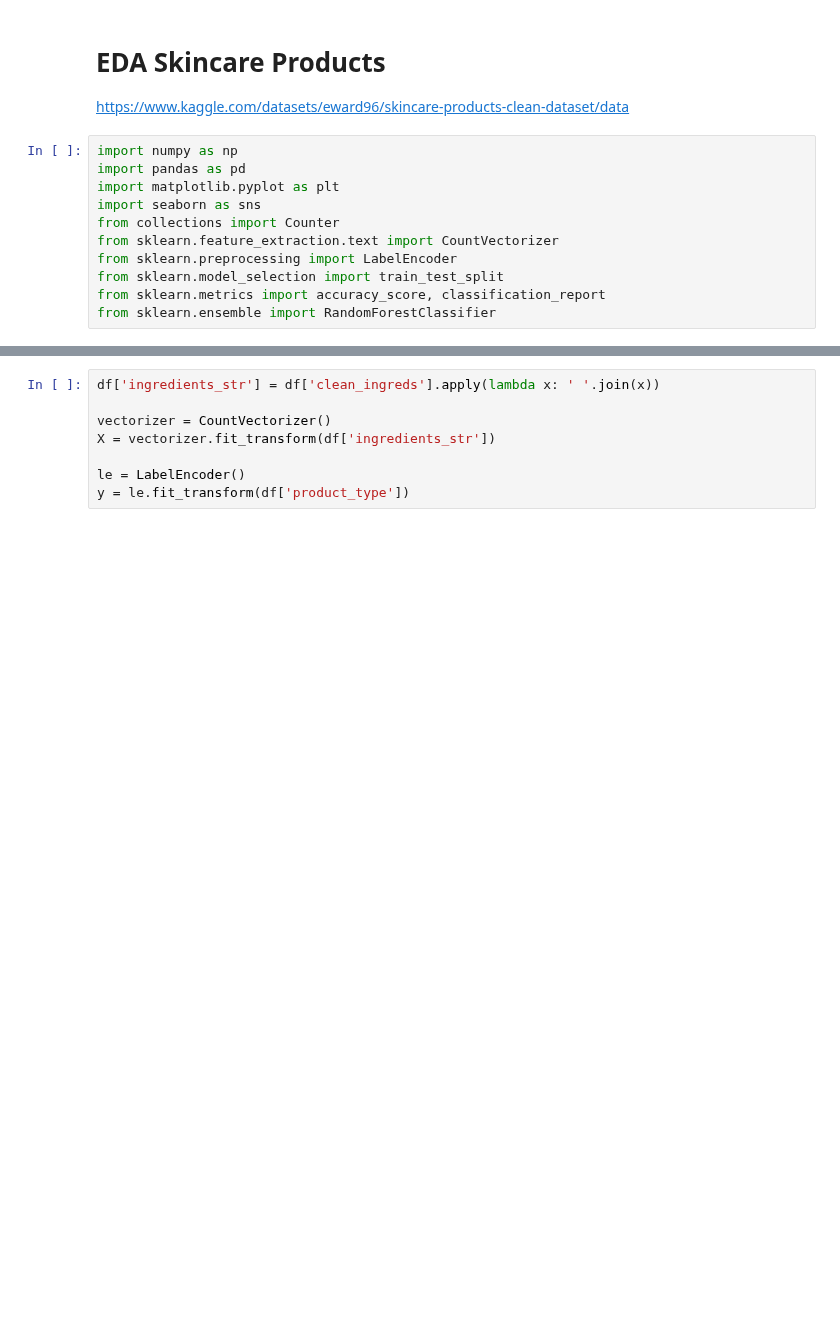
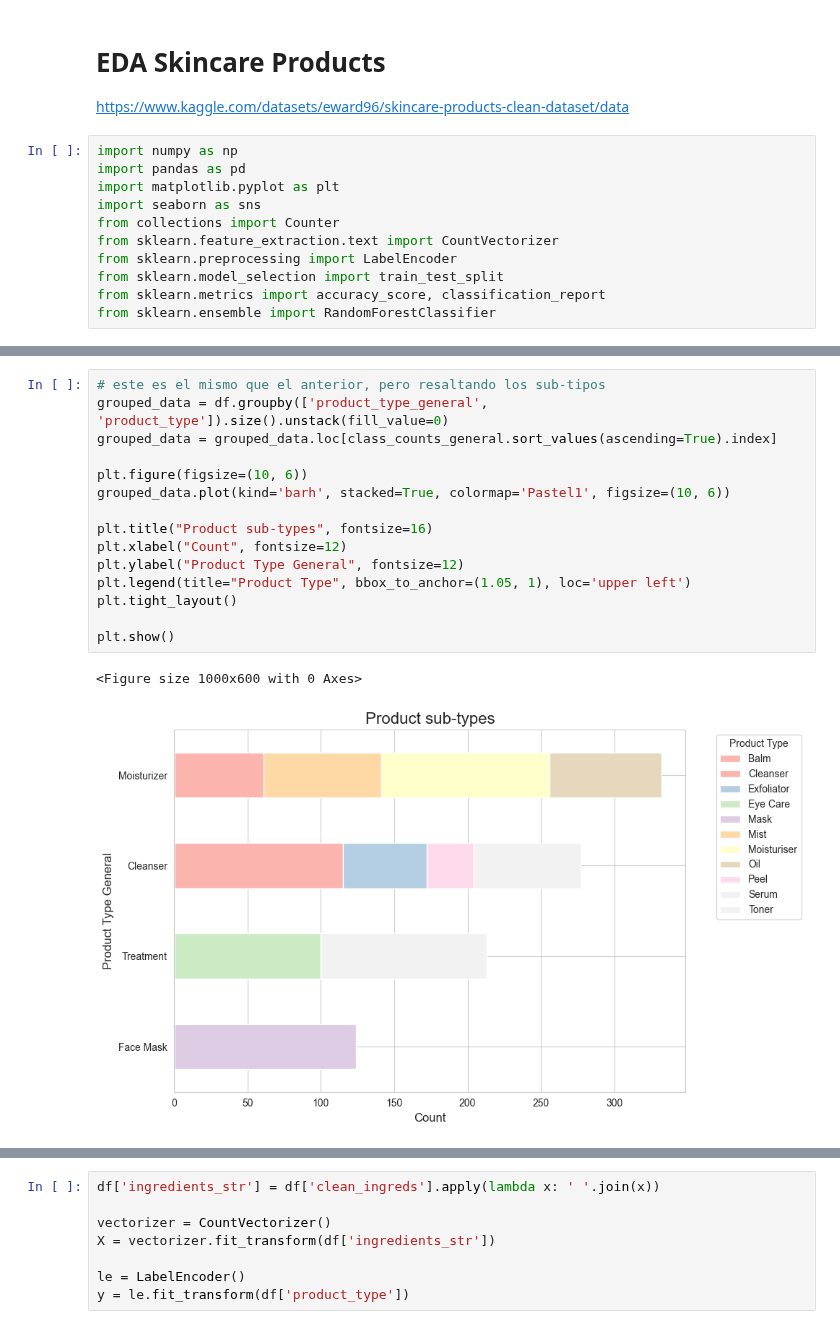
Before and after one commit to Andrea-Coa/dermis, a Jupyter notebook: eda/skincare.ipynb, the cells around one changed output, grey strips where cells are left out. Drawn from its saved outputs; the diff is of its cells as text; blank space fills up the shorter version.

```diff
--- a/eda/skincare.ipynb
+++ b/eda/skincare.ipynb
@@ -51,3 +96,21 @@ plt.show()
+# %%
+# este es el mismo que el anterior, pero resaltando los sub-tipos
+grouped_data = df.groupby(['product_type_general', 'product_type']).size().unstack(fill_value=0)
+grouped_data = grouped_data.loc[class_counts_general.sort_values(ascending=True).index]
+
+plt.figure(figsize=(10, 6))
+grouped_data.plot(kind='barh', stacked=True, colormap='Pastel1', figsize=(10, 6))
+
+plt.title("Product sub-types", fontsize=16)
+plt.xlabel("Count", fontsize=12)
+plt.ylabel("Product Type General", fontsize=12)
+plt.legend(title="Product Type", bbox_to_anchor=(1.05, 1), loc='upper left')
+plt.tight_layout()
+
+plt.show()
+# %% [output]
+<Figure size 1000x600 with 0 Axes>
+[figure, added]
 # %%
 # todos los ingredientes
 unique_ingredients = set()
```
Also changed, not shown: parts of 13 cells of this notebook.
